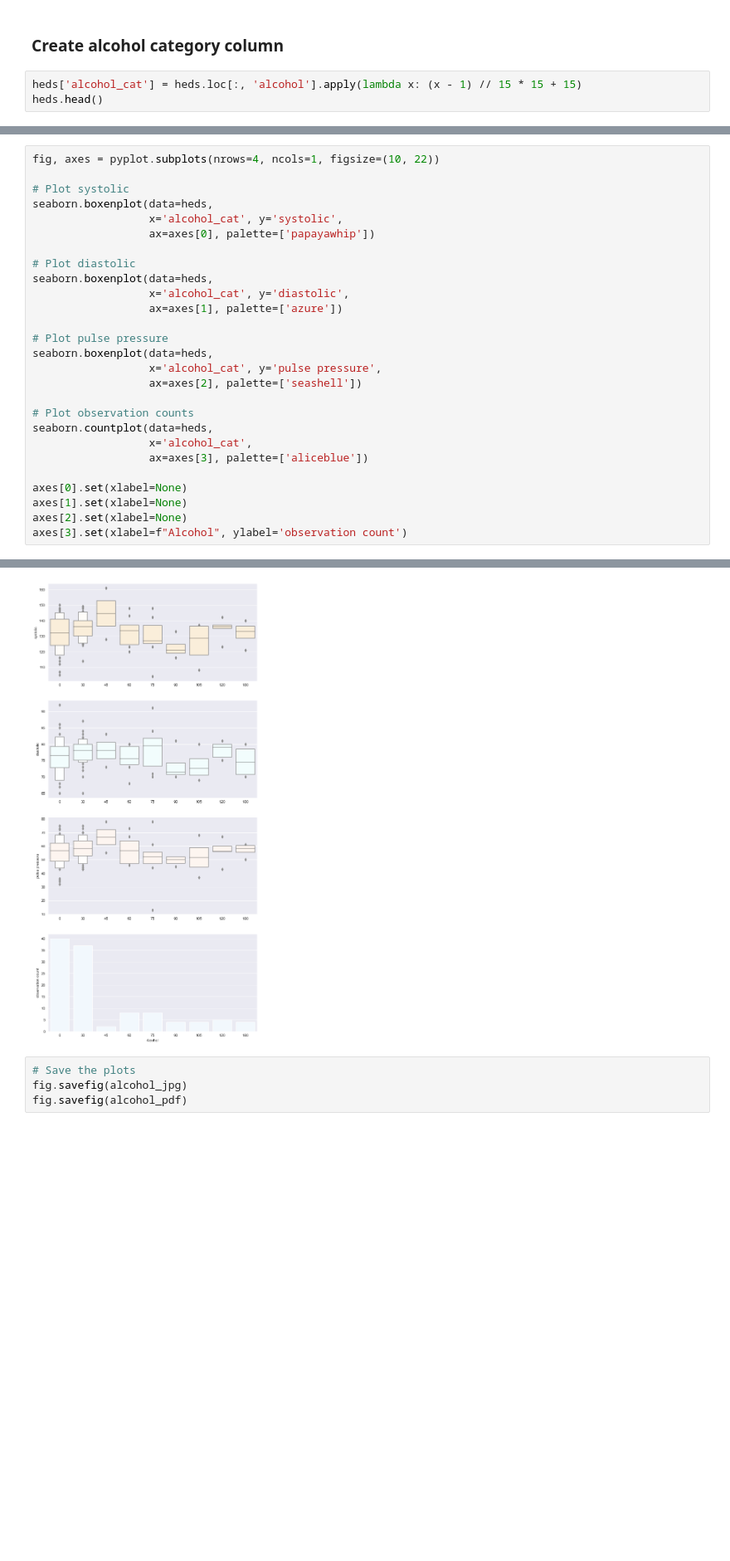
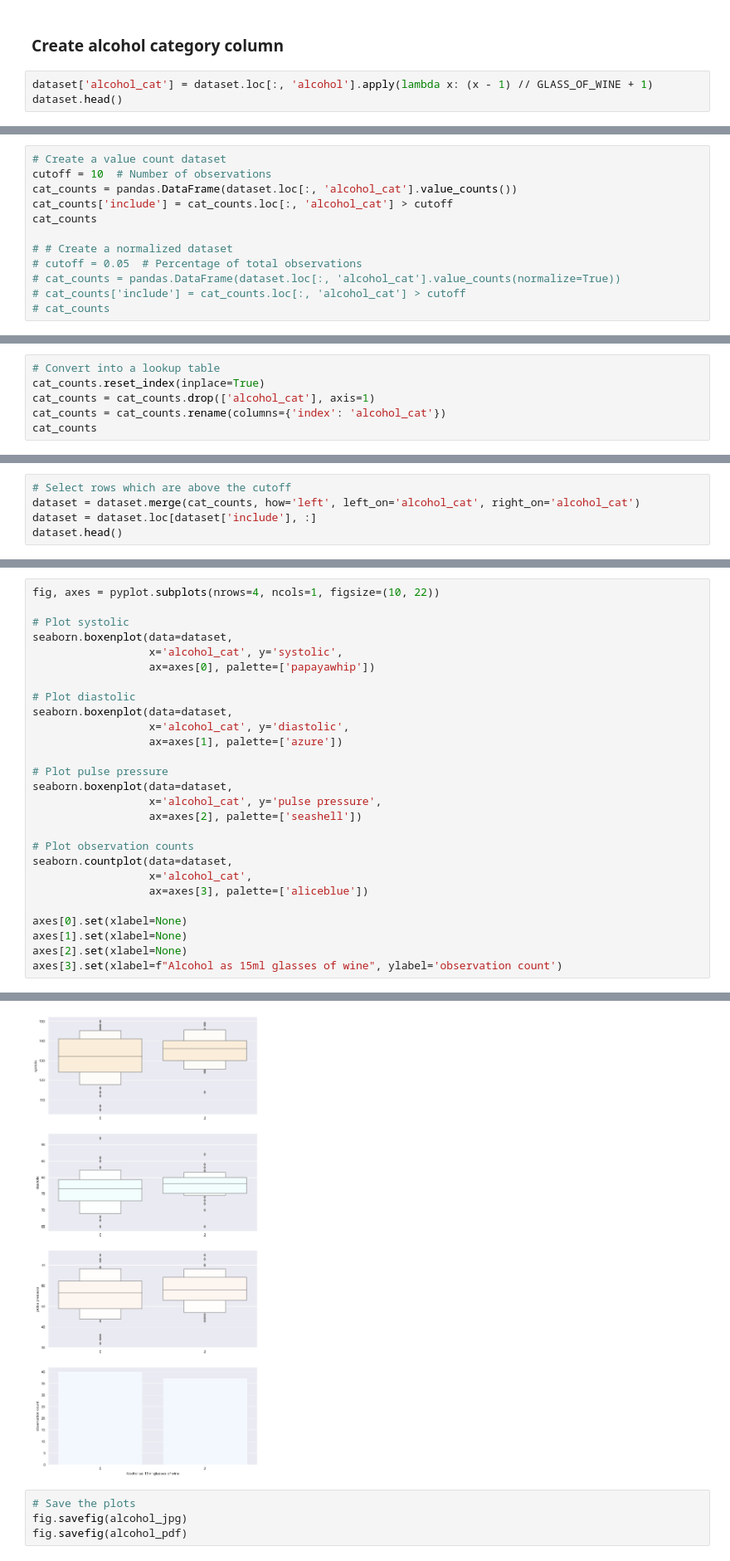
Before and after one commit to trin5tensa/apple_health_analysis, a Jupyter notebook: Notebooks/Explorations/Alcohol Boxenpot.ipynb, the cells around one changed output, grey strips where cells are left out. Shown at 83% size. Saved outputs shown, nothing was run; the diff lists cells and outputs as text; blank space fills up the shorter version.

Commit message:
apple_health_analysis-13 Create plots of numeric columns of external factors dataset.
Suppress categories of inadequate sample size.

```diff
--- a/Notebooks/Explorations/Alcohol Boxenpot.ipynb
+++ b/Notebooks/Explorations/Alcohol Boxenpot.ipynb
@@ -63,8 +65,8 @@ heds.tail()
 # %% [markdown]
 ### Create alcohol category column
 # %%
-heds['alcohol_cat'] = heds.loc[:, 'alcohol'].apply(lambda x: (x - 1) // 15 * 15 + 15)
-heds.head()
+dataset['alcohol_cat'] = dataset.loc[:, 'alcohol'].apply(lambda x: (x - 1) // GLASS_OF_WINE + 1)
+dataset.head()
 # %% [output]
 |  | date | systolic | diastolic | pulse pressure | heart_tablets | alcohol | alcohol_cat |
 | 0 | 2021-12-01 22:30:00 | 131.0 | 86.0 | 45.0 | 2 | 0 | 0 |
@@ -83,0 +92,12 @@ heds.tail()
+# %%
+# Create a value count dataset
+cutoff = 10  # Number of observations
+cat_counts = pandas.DataFrame(dataset.loc[:, 'alcohol_cat'].value_counts())
+cat_counts['include'] = cat_counts.loc[:, 'alcohol_cat'] > cutoff
+cat_counts
+
+# # Create a normalized dataset
+# cutoff = 0.05  # Percentage of total observations
+# cat_counts = pandas.DataFrame(dataset.loc[:, 'alcohol_cat'].value_counts(normalize=True))
+# cat_counts['include'] = cat_counts.loc[:, 'alcohol_cat'] > cutoff
+# cat_counts
@@ -83,0 +115,6 @@ heds.tail()
+# %%
+# Convert into a lookup table
+cat_counts.reset_index(inplace=True)
+cat_counts = cat_counts.drop(['alcohol_cat'], axis=1)
+cat_counts = cat_counts.rename(columns={'index': 'alcohol_cat'})
+cat_counts
@@ -83,0 +132,5 @@ heds.tail()
+# %%
+# Select rows which are above the cutoff
+dataset = dataset.merge(cat_counts, how='left', left_on='alcohol_cat', right_on='alcohol_cat')
+dataset = dataset.loc[dataset['include'], :]
+dataset.head()
@@ -85,27 +147,27 @@ heds.tail()
 fig, axes = pyplot.subplots(nrows=4, ncols=1, figsize=(10, 22))
 
 # Plot systolic
-seaborn.boxenplot(data=heds,
+seaborn.boxenplot(data=dataset,
                   x='alcohol_cat', y='systolic',
                   ax=axes[0], palette=['papayawhip'])
 
 # Plot diastolic
-seaborn.boxenplot(data=heds,
+seaborn.boxenplot(data=dataset,
                   x='alcohol_cat', y='diastolic',
                   ax=axes[1], palette=['azure'])
 
 # Plot pulse pressure
-seaborn.boxenplot(data=heds,
+seaborn.boxenplot(data=dataset,
                   x='alcohol_cat', y='pulse pressure',
                   ax=axes[2], palette=['seashell'])
 
 # Plot observation counts
-seaborn.countplot(data=heds,
+seaborn.countplot(data=dataset,
                   x='alcohol_cat',
                   ax=axes[3], palette=['aliceblue'])
 
 axes[0].set(xlabel=None)
 axes[1].set(xlabel=None)
 axes[2].set(xlabel=None)
-axes[3].set(xlabel=f"Alcohol", ylabel='observation count')
+axes[3].set(xlabel=f"Alcohol as 15ml glasses of wine", ylabel='observation count')
 # %% [output]
@@ -113,4 +176,4 @@ axes[3].set(xlabel=f"Alcohol", ylabel='observation count')
-[figure, old version]
+[figure, new version]
 # %%
 # Save the plots
 fig.savefig(alcohol_jpg)
```
Also changed, not shown: parts of 13 cells of this notebook.
